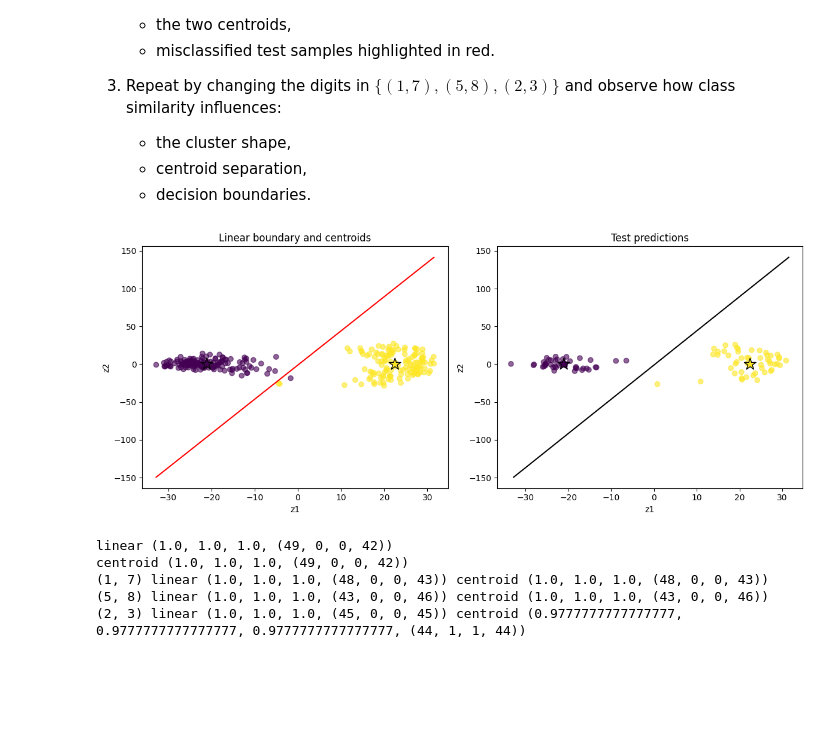
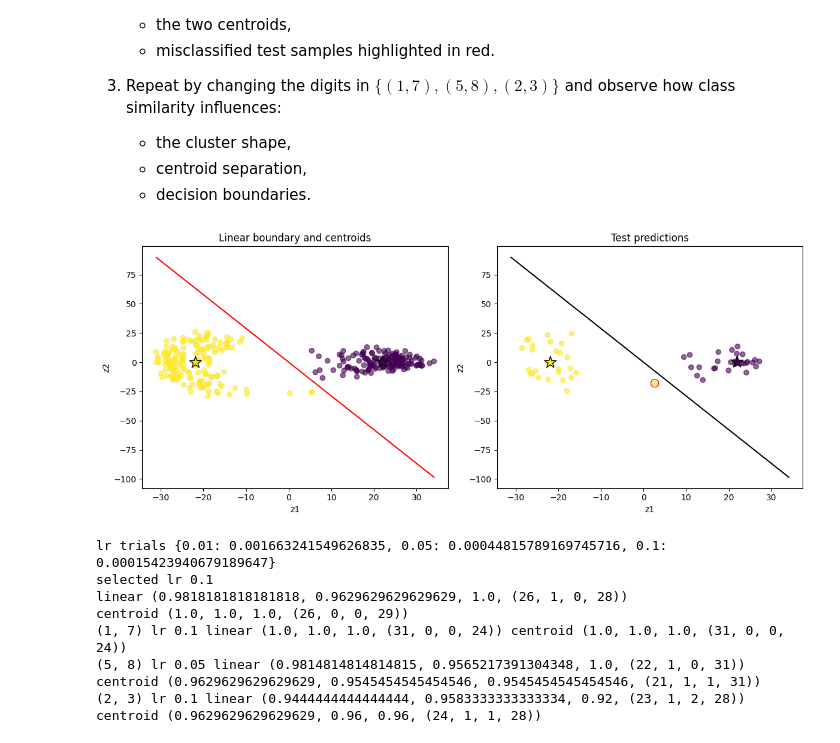
Before and after one commit to mohamadch91/Statistical-and-Mathematical-Methods-for-Machine-Learning-SMM-, a Jupyter notebook: hw4/HW4.ipynb, the cells around one changed output. Cells and saved outputs as stored; diff of their text form; code cells hidden in the pictures; blank space fills up the shorter version.

Commit message:
trying values for unknow variiables

```diff
--- a/hw4/HW4.ipynb
+++ b/hw4/HW4.ipynb
@@ -36,7 +36,17 @@ import numpy as np
 import matplotlib.pyplot as plt
 
 np.random.seed(8)
-A = np.random.randn(10, 6)
+shape_candidates = [(8, 5), (10, 6), (12, 7)]
+shape_scores = {}
+matrices = {}
+for shape in shape_candidates:
+    B = np.random.randn(*shape)
+    U_trial, s_trial, VT_trial = np.linalg.svd(B, full_matrices=False)
+    B_rec = U_trial @ np.diag(s_trial) @ VT_trial
+    shape_scores[shape] = float(np.linalg.norm(B - B_rec, ord="fro"))
+    matrices[shape] = B
+selected_shape = min(shape_scores, key=shape_scores.get)
+A = matrices[selected_shape]
 U, s, VT = np.linalg.svd(A, full_matrices=False)
 Sigma = np.diag(s)
 A_rec = U @ Sigma @ VT
@@ -50,6 +60,8 @@ plt.title("Singular values")
 plt.grid()
 plt.show()
 
+print("shape trials", shape_scores)
+print("selected shape", selected_shape)
 print(A.shape, U.shape, Sigma.shape, VT.shape)
 print(err)
 print(s)
@@ -473,7 +505,7 @@ def metric_values(pred, y):
     rec = tp/(tp + fn) if tp + fn > 0 else 0
     return acc, prec, rec, (tp, fp, fn, tn)
 
-def train_pca_logistic(Z_train, y_train, positive_label, lr=0.05, epochs=300, batch_size=32):
+def train_pca_logistic_lr(Z_train, y_train, positive_label, lr=0.05, epochs=300, batch_size=32):
     X_lr = np.column_stack([np.ones(len(Z_train)), Z_train])
     y_bin = (y_train == positive_label).astype(int).reshape(-1, 1)
     theta = np.zeros((X_lr.shape[1], 1))
@@ -483,12 +515,24 @@ def train_pca_logistic(Z_train, y_train, positive_label, lr=0.05, epochs=300, ba
         for start in range(0, n, batch_size):
             batch = idx[start:start + batch_size]
             theta = theta - lr*grad_bce(theta, X_lr[batch], y_bin[batch])
-    return theta
+    return theta, bce(theta, X_lr, y_bin)
+
+def train_pca_logistic(Z_train, y_train, positive_label):
+    lr_candidates = [0.01, 0.05, 0.1]
+    lr_scores = {}
+    for lr in lr_candidates:
+        np.random.seed(91)
+        theta_trial, loss_trial = train_pca_logistic_lr(Z_train, y_train, positive_label, lr=lr)
+        lr_scores[lr] = float(loss_trial)
+    selected_lr = min(lr_scores, key=lr_scores.get)
+    np.random.seed(92)
+    theta, loss = train_pca_logistic_lr(Z_train, y_train, positive_label, lr=selected_lr)
+    return theta, selected_lr, lr_scores
 
 def run_pca_classifiers(pair):
-    Z_train, Z_test, y_train, y_test, P, cX, s = pca_digits(pair, k=2)
+    Z_train, Z_test, y_train, y_test, P, cX, s = pca_digits(pair, k=2, train_ratio=selected_train_ratio)
     positive = pair[1]
-    theta = train_pca_logistic(Z_train, y_train, positive)
+    theta, selected_lr, lr_scores = train_pca_logistic(Z_train, y_train, positive)
     X_test_lr = np.column_stack([np.ones(len(Z_test)), Z_test])
     pred_lr = np.where(sigmoid(X_test_lr @ theta) >= 0.5, positive, pair[0])
     mu0 = Z_train[y_train == pair[0]].mean(axis=0)
@@ -496,45 +540,49 @@ def run_pca_classifiers(pair):
     d0 = np.linalg.norm(Z_test - mu0, axis=1)
     d1 = np.linalg.norm(Z_test - mu1, axis=1)
     pred_centroid = np.where(d1 < d0, pair[1], pair[0])
-    return Z_train, Z_test, y_train, y_test, theta, mu0, mu1, pred_lr, pred_centroid
+    return Z_train, Z_test, y_train, y_test, theta, mu0, mu1, pred_lr, pred_centroid, selected_lr, lr_scores
 
-Z_train, Z_test, y_train, y_test, theta, mu3, mu4, pred_lr, pred_centroid = run_pca_classifiers((3, 4))
+Z_train, Z_test, y_train, y_test, theta, mu3, mu4, pred_lr, pred_centroid, selected_lr, lr_scores = run_pca_classifiers((3, 4))
 y_test_bin = (y_test == 4).astype(int).reshape(-1, 1)
 lr_bin = (pred_lr == 4).astype(int).reshape(-1, 1)
 centroid_bin = (pred_centroid == 4).astype(int).reshape(-1, 1)
 
 fig, axes = plt.subplots(1, 2, figsize=(12, 5))
 axes[0].scatter(Z_train[:,0], Z_train[:,1], c=y_train, alpha=0.6)
 xx = np.linspace(Z_train[:,0].min(), Z_train[:,0].max(), 200)
 yy = -(theta[0,0] + theta[1,0]*xx)/theta[2,0]
 axes[0].plot(xx, yy, color="red")
 axes[0].scatter([mu3[0], mu4[0]], [mu3[1], mu4[1]], c=[3, 4], marker="*", s=220, edgecolors="black")
 axes[0].set_title("Linear boundary and centroids")
 axes[0].set_xlabel("z1")
 axes[0].set_ylabel("z2")
 mis = pred_lr.ravel() != y_test
 axes[1].scatter(Z_test[:,0], Z_test[:,1], c=pred_lr.ravel(), alpha=0.6)
 axes[1].scatter(Z_test[mis,0], Z_test[mis,1], facecolors="none", edgecolors="red", s=90)
 axes[1].plot(xx, yy, color="black")
 axes[1].scatter([mu3[0], mu4[0]], [mu3[1], mu4[1]], c=[3, 4], marker="*", s=220, edgecolors="black")
 axes[1].set_title("Test predictions")
 axes[1].set_xlabel("z1")
 axes[1].set_ylabel("z2")
 plt.tight_layout()
 plt.show()
 
+print("lr trials", lr_scores)
+print("selected lr", selected_lr)
 print("linear", metric_values(lr_bin, y_test_bin))
 print("centroid", metric_values(centroid_bin, y_test_bin))
 for pair in [(1, 7), (5, 8), (2, 3)]:
-    Za, Zb, ya, yb, th, m0, m1, plr, pc = run_pca_classifiers(pair)
+    Za, Zb, ya, yb, th, m0, m1, plr, pc, lr_pair, lr_scores_pair = run_pca_classifiers(pair)
     yb_bin = (yb == pair[1]).astype(int).reshape(-1, 1)
     plr_bin = (plr == pair[1]).astype(int).reshape(-1, 1)
     pc_bin = (pc == pair[1]).astype(int).reshape(-1, 1)
-    print(pair, "linear", metric_values(plr_bin, yb_bin), "centroid", metric_values(pc_bin, yb_bin))
+    print(pair, "lr", lr_pair, "linear", metric_values(plr_bin, yb_bin), "centroid", metric_values(pc_bin, yb_bin))
 # %% [output]
-[figure, old version]
+[figure, new version]
-linear (1.0, 1.0, 1.0, (49, 0, 0, 42))
-centroid (1.0, 1.0, 1.0, (49, 0, 0, 42))
-(1, 7) linear (1.0, 1.0, 1.0, (48, 0, 0, 43)) centroid (1.0, 1.0, 1.0, (48, 0, 0, 43))
-(5, 8) linear (1.0, 1.0, 1.0, (43, 0, 0, 46)) centroid (1.0, 1.0, 1.0, (43, 0, 0, 46))
-(2, 3) linear (1.0, 1.0, 1.0, (45, 0, 0, 45)) centroid (0.9777777777777777, 0.9777777777777777, 0.9777777777777777, (44, 1, 1, 44))
+lr trials {0.01: 0.001663241549626835, 0.05: 0.00044815789169745716, 0.1: 0.00015423940679189647}
+selected lr 0.1
+linear (0.9818181818181818, 0.9629629629629629, 1.0, (26, 1, 0, 28))
+centroid (1.0, 1.0, 1.0, (26, 0, 0, 29))
+(1, 7) lr 0.1 linear (1.0, 1.0, 1.0, (31, 0, 0, 24)) centroid (1.0, 1.0, 1.0, (31, 0, 0, 24))
+(5, 8) lr 0.05 linear (0.9814814814814815, 0.9565217391304348, 1.0, (22, 1, 0, 31)) centroid (0.9629629629629629, 0.9545454545454546, 0.9545454545454546, (21, 1, 1, 31))
+(2, 3) lr 0.1 linear (0.9444444444444444, 0.9583333333333334, 0.92, (23, 1, 2, 28)) centroid (0.9629629629629629, 0.96, 0.96, (24, 1, 1, 28))
```
Also changed, not shown: parts of 4 cells of this notebook, 3 other files.
